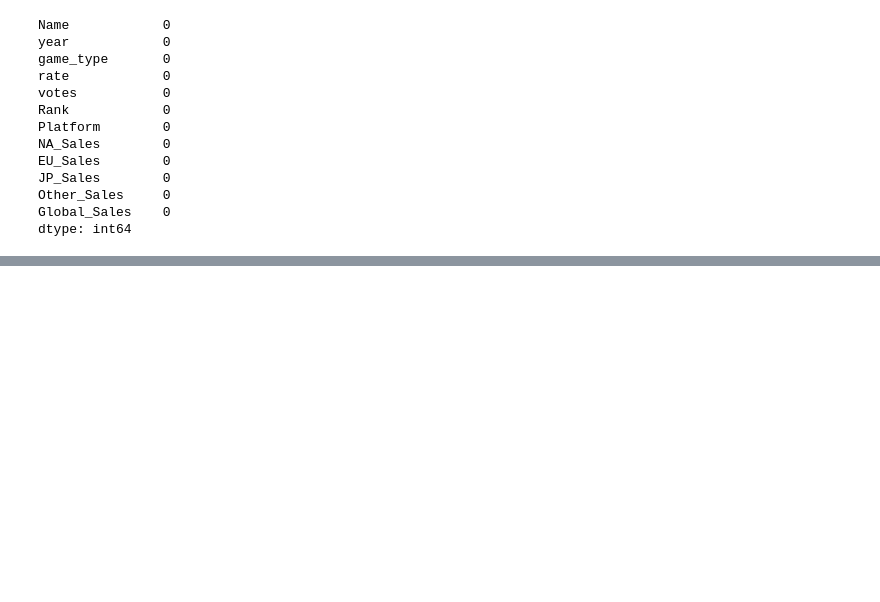
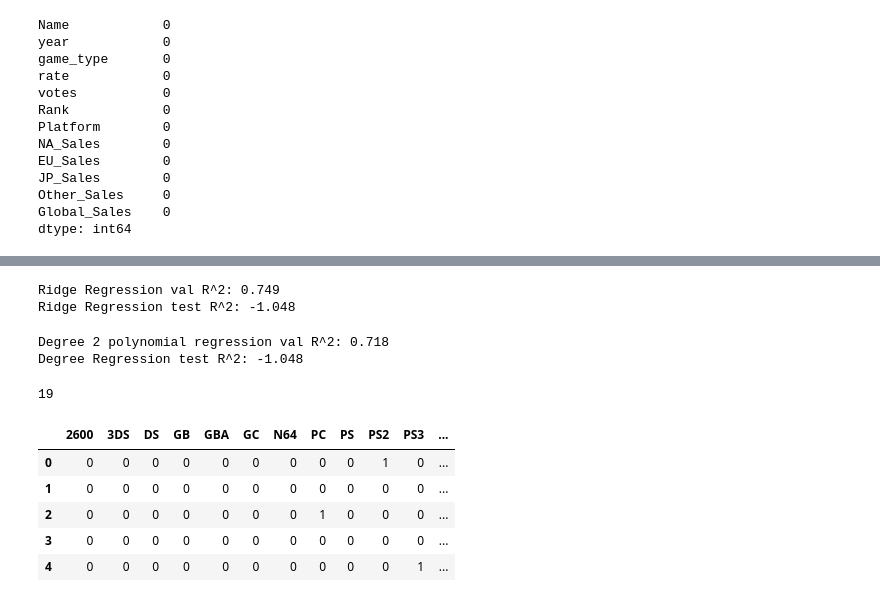
Before and after one commit to RazanAlzahrani1/VideoGames_Regression, a Jupyter notebook: linearRegression.ipynb, the cells around one changed output, grey strips where cells are left out. Saved outputs shown, nothing was run; the diff lists cells and outputs as text; code cells hidden in the pictures; blank space fills up the shorter version.

```diff
--- a/linearRegression.ipynb
+++ b/linearRegression.ipynb
@@ -105,0 +172,35 @@ sns.jointplot(x=preds,y=y, kind='reg')
+# %%
+#exp1 (scale X data)
+
+lm_reg.fit(X_train_scaled, y_train)
+print(f'Ridge Regression val R^2: {lm_reg.score(X_val_scaled, y_val):.3f}')
+lm.fit(x,y)
+print(f'Ridge Regression test R^2: {lm.score(X_test, y_test):.3f}')
+# %% [output]
+Ridge Regression val R^2: 0.749
+Ridge Regression test R^2: -1.048
+# %%
+#exp2 (poly on X)
+
+lm_poly.fit(X_train_poly, y_train)
+print(f'Degree 2 polynomial regression val R^2: {lm_poly.score(X_val_poly, y_val):.3f}')
+lm.fit(x,y)
+print(f'Degree Regression test R^2: {lm.score(X_test, y_test):.3f}')
+# %% [output]
+Degree 2 polynomial regression val R^2: 0.718
+Degree Regression test R^2: -1.048
+# %%
+#exp3 (feature engenering-dummy )
+
+df['Platform'].nunique()
+# %% [output]
+19
+# %%
+pd.get_dummies(df['Platform']).head()
+# %% [output]
+|  | 2600 | 3DS | DS | GB | GBA | GC | N64 | PC | PS | PS2 | PS3 | ... |
+| 0 | 0 | 0 | 0 | 0 | 0 | 0 | 0 | 0 | 0 | 1 | 0 | ... |
+| 1 | 0 | 0 | 0 | 0 | 0 | 0 | 0 | 0 | 0 | 0 | 0 | ... |
+| 2 | 0 | 0 | 0 | 0 | 0 | 0 | 0 | 1 | 0 | 0 | 0 | ... |
+| 3 | 0 | 0 | 0 | 0 | 0 | 0 | 0 | 0 | 0 | 0 | 0 | ... |
+| 4 | 0 | 0 | 0 | 0 | 0 | 0 | 0 | 0 | 0 | 0 | 1 | ... |
```
Also changed, not shown: parts of 35 cells of this notebook.
